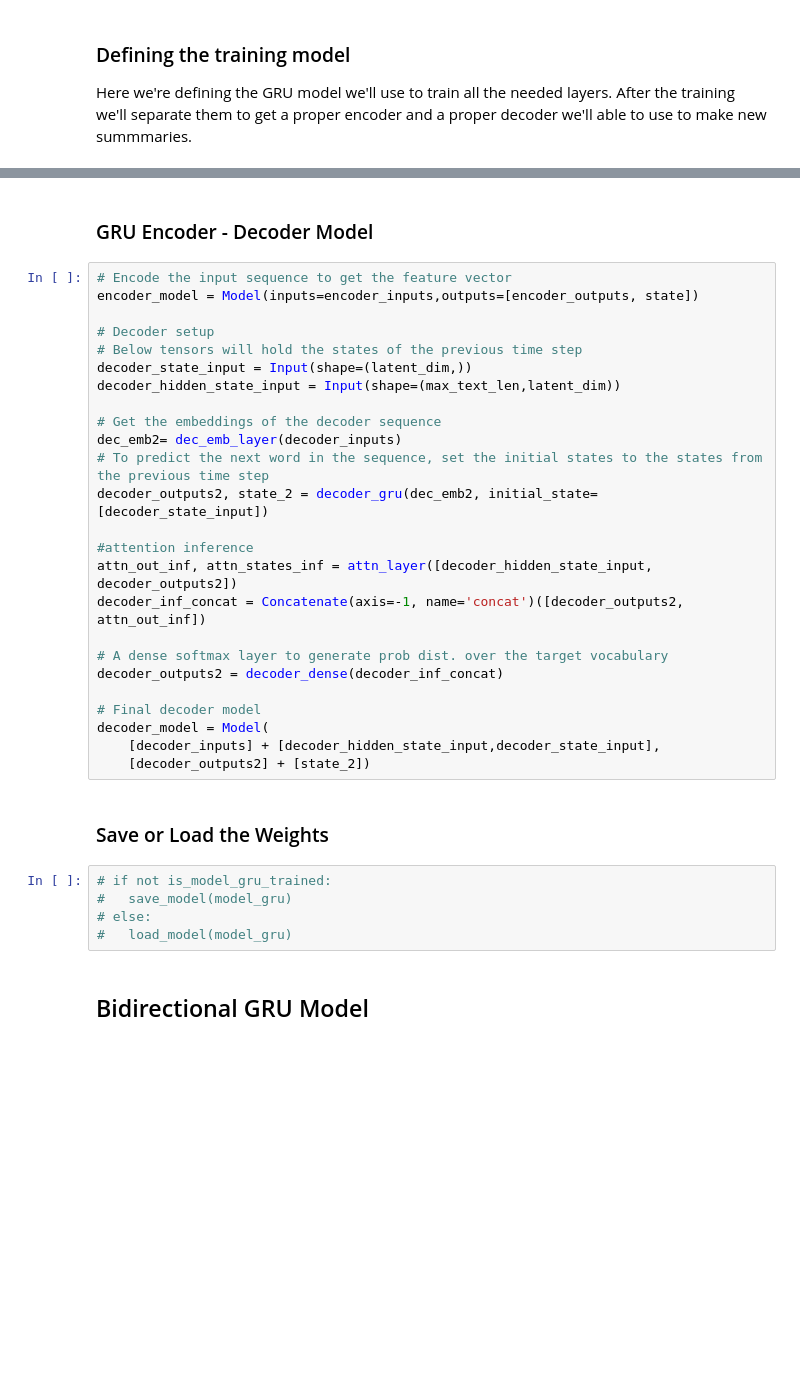
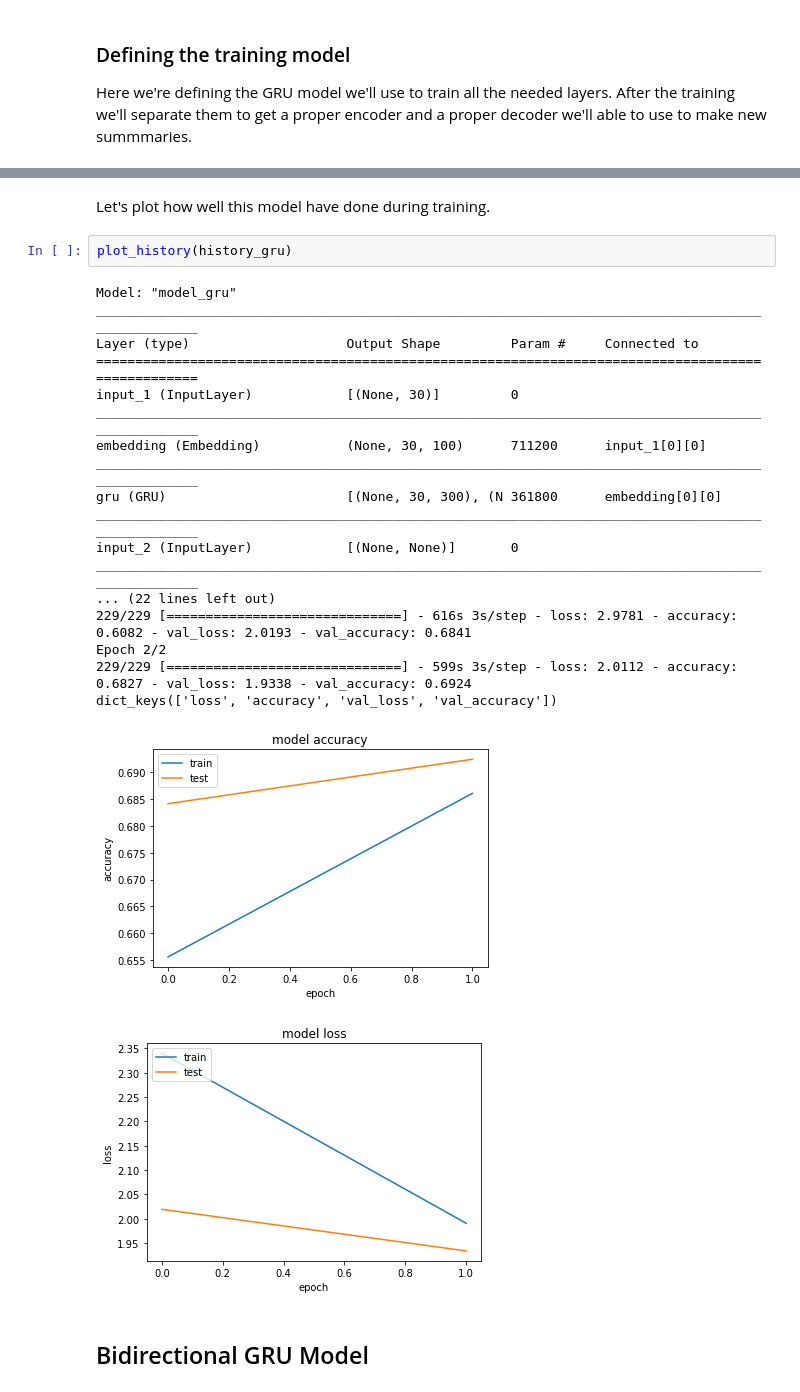
Before and after one commit to rirolli/summarize_net, a Jupyter notebook: jupyter/How_to_build_own_text_summarizer_using_deep_learning.ipynb, the cells around one changed output, grey strips where cells are left out. Drawn from its saved outputs; the diff is of its cells as text; blank space fills up the shorter version.

```diff
--- a/jupyter/How_to_build_own_text_summarizer_using_deep_learning.ipynb
+++ b/jupyter/How_to_build_own_text_summarizer_using_deep_learning.ipynb
@@ -681,37 +944,27 @@ if not is_model_gru_trained:
-# %% [markdown]
-### GRU Encoder - Decoder Model
-# %%
-# Encode the input sequence to get the feature vector
-encoder_model = Model(inputs=encoder_inputs,outputs=[encoder_outputs, state])
-
-# Decoder setup
-# Below tensors will hold the states of the previous time step
-decoder_state_input = Input(shape=(latent_dim,))
-decoder_hidden_state_input = Input(shape=(max_text_len,latent_dim))
-
-# Get the embeddings of the decoder sequence
-dec_emb2= dec_emb_layer(decoder_inputs)
-# To predict the next word in the sequence, set the initial states to the states from the previous time step
-decoder_outputs2, state_2 = decoder_gru(dec_emb2, initial_state=[decoder_state_input])
-
-#attention inference
-attn_out_inf, attn_states_inf = attn_layer([decoder_hidden_state_input, decoder_outputs2])
-decoder_inf_concat = Concatenate(axis=-1, name='concat')([decoder_outputs2, attn_out_inf])
-
-# A dense softmax layer to generate prob dist. over the target vocabulary
-decoder_outputs2 = decoder_dense(decoder_inf_concat)
-
-# Final decoder model
-decoder_model = Model(
-    [decoder_inputs] + [decoder_hidden_state_input,decoder_state_input],
-    [decoder_outputs2] + [state_2])
-# %% [markdown]
-### Save or Load the Weights
-# %%
-# if not is_model_gru_trained:
-#   save_model(model_gru)
-# else:
-#   load_model(model_gru)
+# %% [markdown]
+Let's plot how well this model have done during training.
+# %%
+plot_history(history_gru)
+# %% [output]
+Model: "model_gru"
+__________________________________________________________________________________________________
+Layer (type)                    Output Shape         Param #     Connected to
+==================================================================================================
+input_1 (InputLayer)            [(None, 30)]         0
+__________________________________________________________________________________________________
+embedding (Embedding)           (None, 30, 100)      711200      input_1[0][0]
+__________________________________________________________________________________________________
+gru (GRU)                       [(None, 30, 300), (N 361800      embedding[0][0]
+__________________________________________________________________________________________________
+input_2 (InputLayer)            [(None, None)]       0
+__________________________________________________________________________________________________
+... (22 lines left out)
+229/229 [==============================] - 616s 3s/step - loss: 2.9781 - accuracy: 0.6082 - val_loss: 2.0193 - val_accuracy: 0.6841
+Epoch 2/2
+229/229 [==============================] - 599s 3s/step - loss: 2.0112 - accuracy: 0.6827 - val_loss: 1.9338 - val_accuracy: 0.6924
+dict_keys(['loss', 'accuracy', 'val_loss', 'val_accuracy'])
+[figure, added]
+[figure, added]
 # %% [markdown]
 ## Bidirectional GRU Model
 # %%
```
Also changed, not shown: parts of 48 cells of this notebook.
